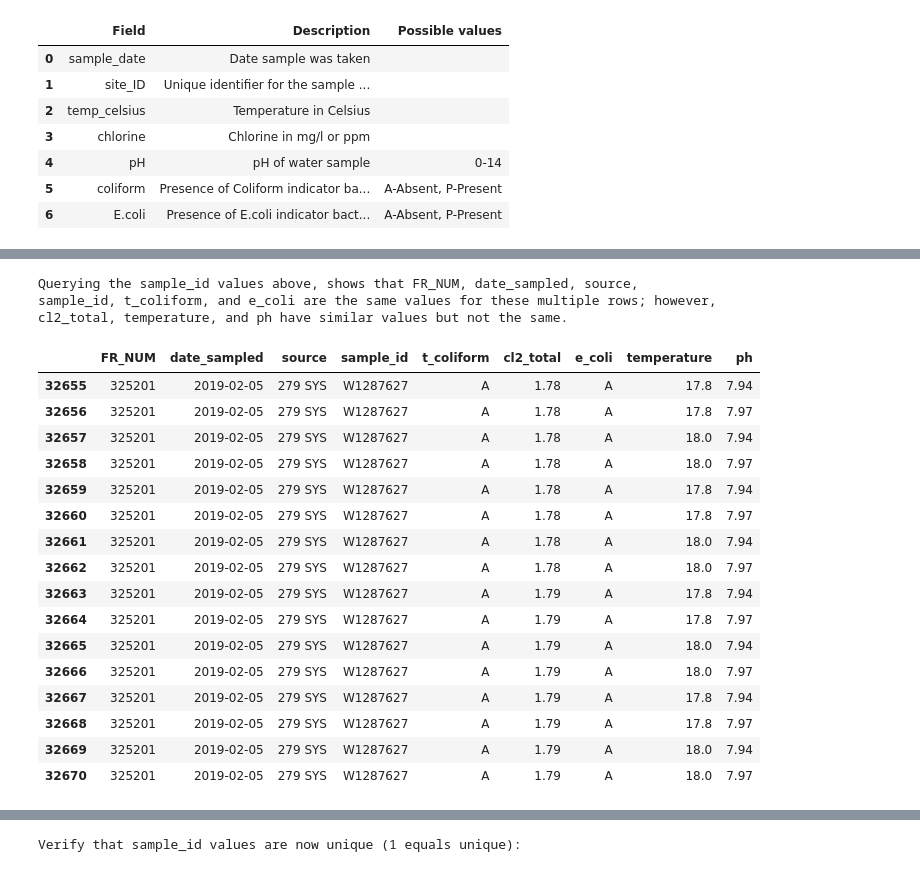
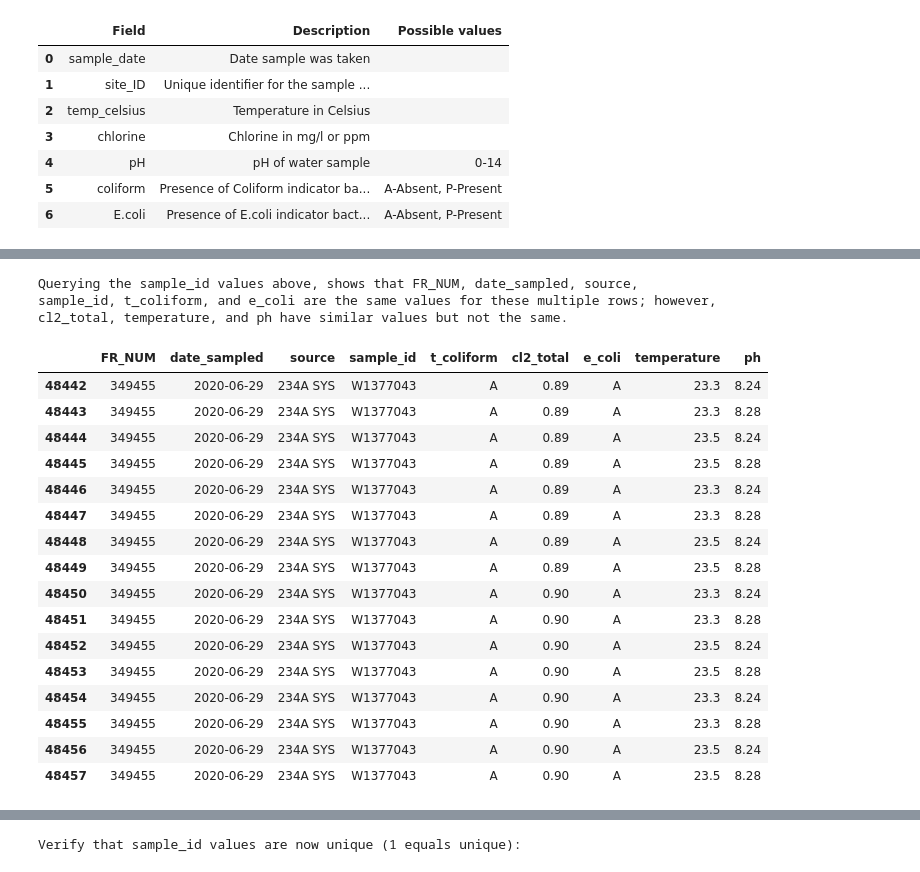
Before and after one commit to Oscar-Gil-Data/Monitoring-of-Indicator-Bacteria-in-Drinking-Water, a Jupyter notebook: Data SD - Monitoring of Indicator Bacteria in Drinking Water.ipynb, the cells around one changed output, grey strips where cells are left out. Saved outputs shown, nothing was run; the diff lists cells and outputs as text; code cells hidden in the pictures.

```diff
--- a/Data SD - Monitoring of Indicator Bacteria in Drinking Water.ipynb
+++ b/Data SD - Monitoring of Indicator Bacteria in Drinking Water.ipynb
@@ -105,30 +105,30 @@ Name: sample_id, dtype: int64
 # %%
 print('''Querying the sample_id values above, shows that FR_NUM, date_sampled, source,
 sample_id, t_coliform, and e_coli are the same values for these multiple rows; however,
 cl2_total, temperature, and ph have similar values but not the same.''')
 
-df.query("sample_id == 'W1287627'")
+df.query("sample_id == 'W1377043'")
 # %% [output]
 Querying the sample_id values above, shows that FR_NUM, date_sampled, source,
 sample_id, t_coliform, and e_coli are the same values for these multiple rows; however,
 cl2_total, temperature, and ph have similar values but not the same.
 |  | FR_NUM | date_sampled | source | sample_id | t_coliform | cl2_total | e_coli | temperature | ph |
-| 32655 | 325201 | 2019-02-05 | 279 SYS | W1287627 | A | 1.78 | A | 17.8 | 7.94 |
-| 32656 | 325201 | 2019-02-05 | 279 SYS | W1287627 | A | 1.78 | A | 17.8 | 7.97 |
-| 32657 | 325201 | 2019-02-05 | 279 SYS | W1287627 | A | 1.78 | A | 18.0 | 7.94 |
-| 32658 | 325201 | 2019-02-05 | 279 SYS | W1287627 | A | 1.78 | A | 18.0 | 7.97 |
-| 32659 | 325201 | 2019-02-05 | 279 SYS | W1287627 | A | 1.78 | A | 17.8 | 7.94 |
-| 32660 | 325201 | 2019-02-05 | 279 SYS | W1287627 | A | 1.78 | A | 17.8 | 7.97 |
-| 32661 | 325201 | 2019-02-05 | 279 SYS | W1287627 | A | 1.78 | A | 18.0 | 7.94 |
-| 32662 | 325201 | 2019-02-05 | 279 SYS | W1287627 | A | 1.78 | A | 18.0 | 7.97 |
-| 32663 | 325201 | 2019-02-05 | 279 SYS | W1287627 | A | 1.79 | A | 17.8 | 7.94 |
-| 32664 | 325201 | 2019-02-05 | 279 SYS | W1287627 | A | 1.79 | A | 17.8 | 7.97 |
-| 32665 | 325201 | 2019-02-05 | 279 SYS | W1287627 | A | 1.79 | A | 18.0 | 7.94 |
-| 32666 | 325201 | 2019-02-05 | 279 SYS | W1287627 | A | 1.79 | A | 18.0 | 7.97 |
-| 32667 | 325201 | 2019-02-05 | 279 SYS | W1287627 | A | 1.79 | A | 17.8 | 7.94 |
-| 32668 | 325201 | 2019-02-05 | 279 SYS | W1287627 | A | 1.79 | A | 17.8 | 7.97 |
-| 32669 | 325201 | 2019-02-05 | 279 SYS | W1287627 | A | 1.79 | A | 18.0 | 7.94 |
-| 32670 | 325201 | 2019-02-05 | 279 SYS | W1287627 | A | 1.79 | A | 18.0 | 7.97 |
+| 48442 | 349455 | 2020-06-29 | 234A SYS | W1377043 | A | 0.89 | A | 23.3 | 8.24 |
+| 48443 | 349455 | 2020-06-29 | 234A SYS | W1377043 | A | 0.89 | A | 23.3 | 8.28 |
+| 48444 | 349455 | 2020-06-29 | 234A SYS | W1377043 | A | 0.89 | A | 23.5 | 8.24 |
+| 48445 | 349455 | 2020-06-29 | 234A SYS | W1377043 | A | 0.89 | A | 23.5 | 8.28 |
+| 48446 | 349455 | 2020-06-29 | 234A SYS | W1377043 | A | 0.89 | A | 23.3 | 8.24 |
+| 48447 | 349455 | 2020-06-29 | 234A SYS | W1377043 | A | 0.89 | A | 23.3 | 8.28 |
+| 48448 | 349455 | 2020-06-29 | 234A SYS | W1377043 | A | 0.89 | A | 23.5 | 8.24 |
+| 48449 | 349455 | 2020-06-29 | 234A SYS | W1377043 | A | 0.89 | A | 23.5 | 8.28 |
+| 48450 | 349455 | 2020-06-29 | 234A SYS | W1377043 | A | 0.90 | A | 23.3 | 8.24 |
+| 48451 | 349455 | 2020-06-29 | 234A SYS | W1377043 | A | 0.90 | A | 23.3 | 8.28 |
+| 48452 | 349455 | 2020-06-29 | 234A SYS | W1377043 | A | 0.90 | A | 23.5 | 8.24 |
+| 48453 | 349455 | 2020-06-29 | 234A SYS | W1377043 | A | 0.90 | A | 23.5 | 8.28 |
+| 48454 | 349455 | 2020-06-29 | 234A SYS | W1377043 | A | 0.90 | A | 23.3 | 8.24 |
+| 48455 | 349455 | 2020-06-29 | 234A SYS | W1377043 | A | 0.90 | A | 23.3 | 8.28 |
+| 48456 | 349455 | 2020-06-29 | 234A SYS | W1377043 | A | 0.90 | A | 23.5 | 8.24 |
+| 48457 | 349455 | 2020-06-29 | 234A SYS | W1377043 | A | 0.90 | A | 23.5 | 8.28 |
 # %%
 # Create dataframe from value_counts to identify columns that can be updated, as they appear to be duplicates
 df2 = df[['FR_NUM', 'date_sampled', 'source', 'sample_id']].value_counts().to_frame(name='Counts')
```
Also changed, not shown: parts of 18 cells of this notebook.
